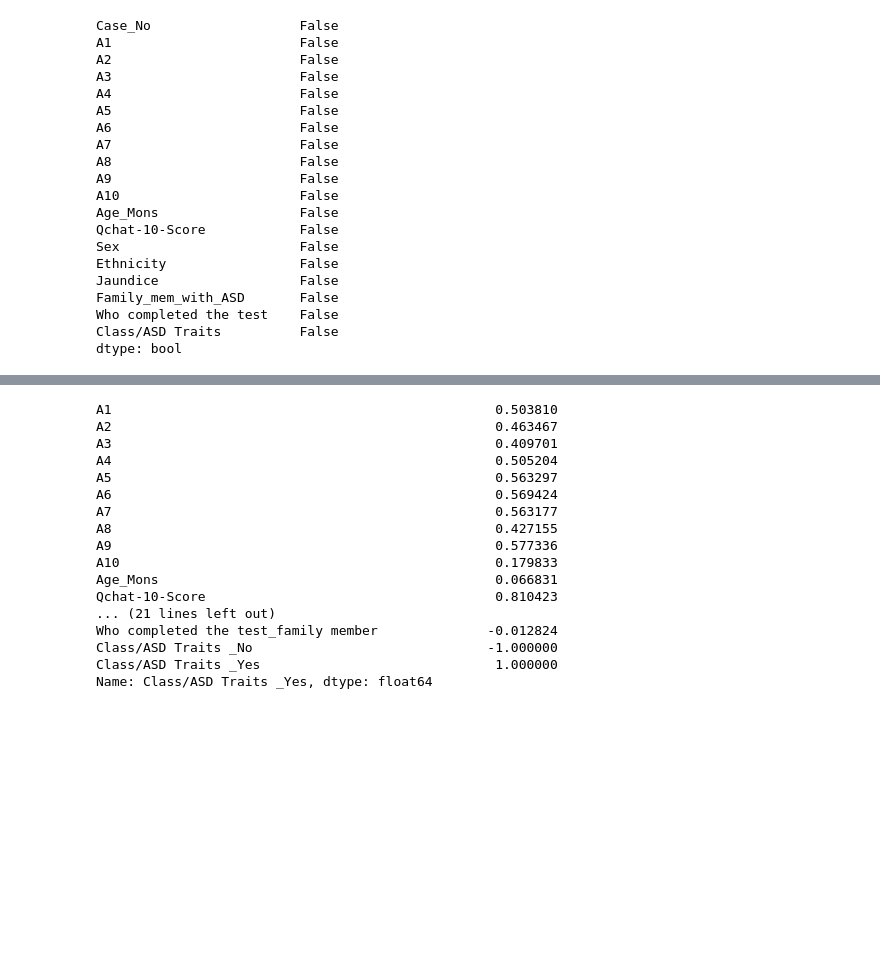
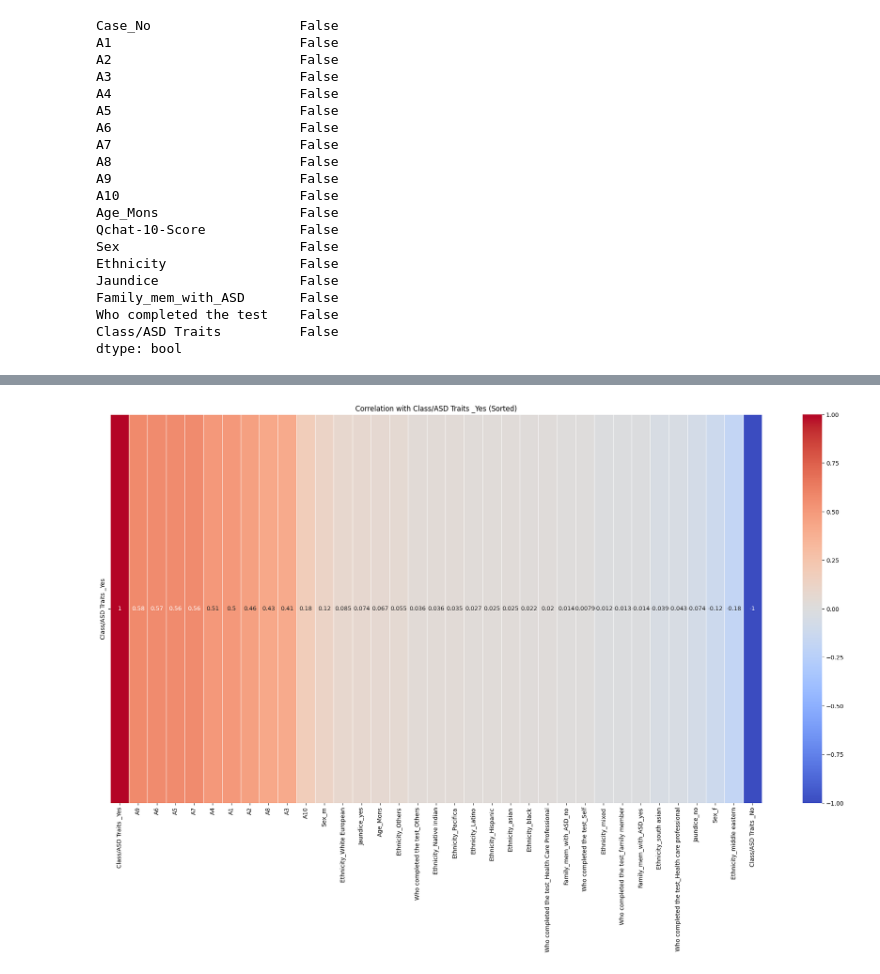
Before and after one commit to Davide64-dev/FEUP_IA_ASD, a Jupyter notebook: iart.ipynb, the cells around one changed output, grey strips where cells are left out. Saved outputs shown, nothing was run; the diff lists cells and outputs as text; code cells hidden in the pictures; blank space fills up the shorter version.

Commit message:
added plots

```diff
--- a/iart.ipynb
+++ b/iart.ipynb
@@ -61,27 +72,19 @@ df.head()
 # %%
 # Get the correlation matrix
 
 df_encoded = pd.get_dummies(df, columns=["Sex", "Ethnicity", "Jaundice", "Family_mem_with_ASD", "Who completed the test", "Class/ASD Traits "])
 
 # Compute the correlation matrix
 correlation_matrix = df_encoded.corr()
 
-print(correlation_matrix['Class/ASD Traits _Yes'])
+target_correlation = correlation_matrix['Class/ASD Traits _Yes']
+
+sorted_correlation = target_correlation.sort_values(ascending=False)
+
+# Plotting
+plt.figure(figsize=(25, 12))
+sns.heatmap(correlation_matrix[sorted_correlation.index].loc[['Class/ASD Traits _Yes'], :], annot=True, cmap='coolwarm', linewidths=0.5)
+plt.title('Correlation with Class/ASD Traits _Yes (Sorted)')
+plt.show()
 # %% [output]
-A1                                                 0.503810
-A2                                                 0.463467
-A3                                                 0.409701
-A4                                                 0.505204
-A5                                                 0.563297
-A6                                                 0.569424
-A7                                                 0.563177
-A8                                                 0.427155
-A9                                                 0.577336
-A10                                                0.179833
-Age_Mons                                           0.066831
-Qchat-10-Score                                     0.810423
-... (21 lines left out)
-Who completed the test_family member              -0.012824
-Class/ASD Traits _No                              -1.000000
-Class/ASD Traits _Yes                              1.000000
-Name: Class/ASD Traits _Yes, dtype: float64
+[figure, added]
```
Also changed, not shown: parts of 4 cells of this notebook, 1 other file.
